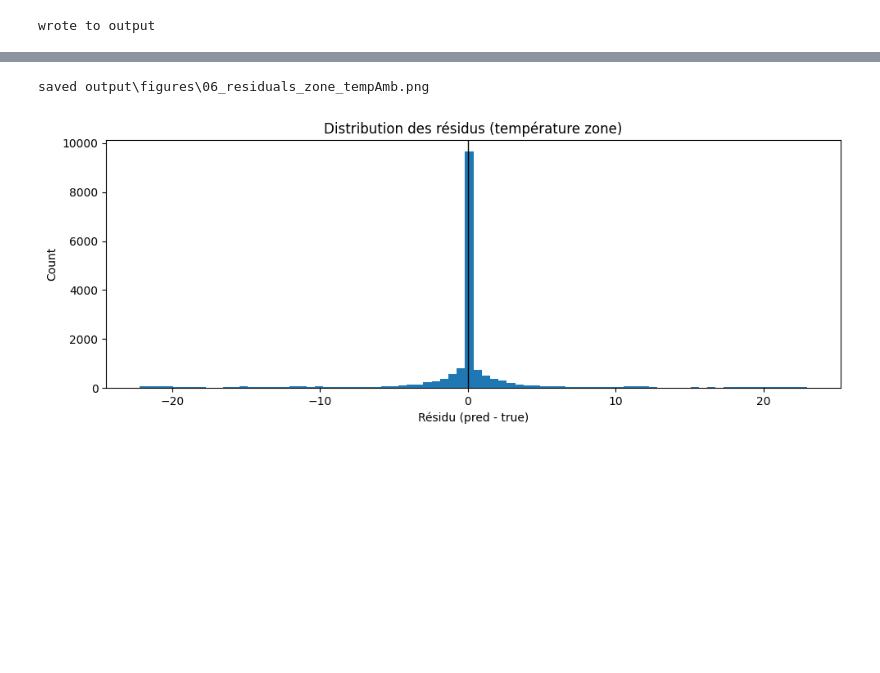
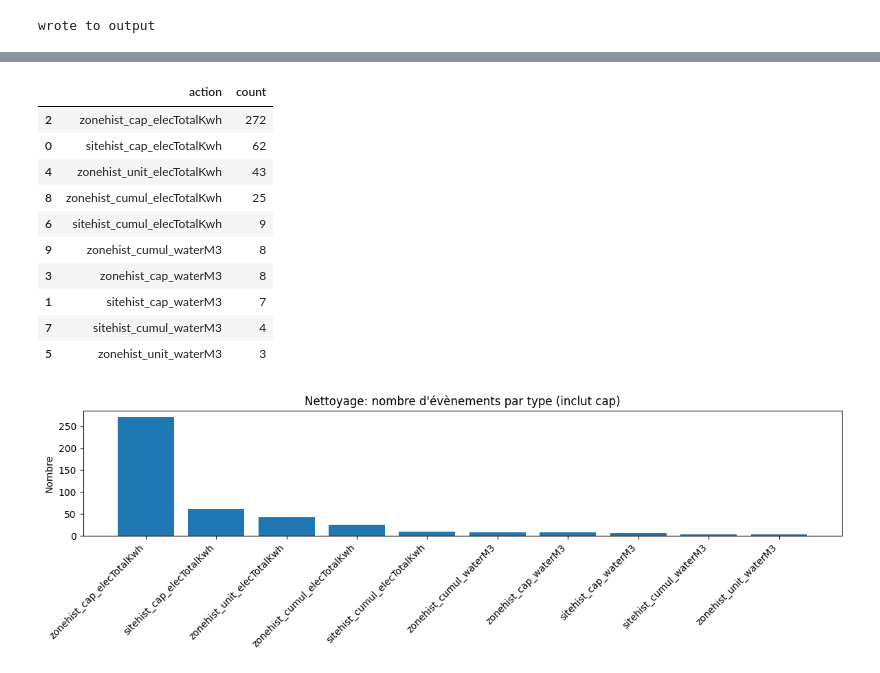
Before and after one commit to PurpleShad0w/CR-System, a Jupyter notebook: Sujet II/analyse.ipynb, the cells around one changed output, grey strips where cells are left out. Saved outputs shown, nothing was run; the diff lists cells and outputs as text; code cells hidden in the pictures; blank space fills up the shorter version.

```diff
--- a/Sujet II/analyse.ipynb
+++ b/Sujet II/analyse.ipynb
@@ -738,21 +817,26 @@ saved output\figures\05_calibration_zone_tempAmb.png
-# %%
-# 4) Residual distribution for temperature (zone)
-if 'tempAmb' in ZONE_MAP:
-    x = pd.to_numeric(zone_base['tempAmb'], errors='coerce')
-    y = pd.to_numeric(zone_base['indoorTempDegC'], errors='coerce')
-    m = x.notna() & y.notna()
-    res = (x[m] - y[m]).to_numpy(dtype=float)
-    if len(res):
-        p1, p99 = np.nanpercentile(res, [1, 99])
-        plt.figure(figsize=(10, 4))
-        plt.hist(res, bins=80, range=(p1, p99))
-        plt.axvline(0, color='k', linewidth=1)
-        plt.xlabel('Résidu (pred - true)')
-        plt.ylabel('Count')
-        plt.title('Distribution des résidus (température zone)')
-        savefig('06_residuals_zone_tempAmb.png')
-        plt.show()
-# %% [output]
-saved output\figures\06_residuals_zone_tempAmb.png
-[figure, removed]
+# %%
+# Quick diagnostics plot: cleaning actions counts + cap events
+counts = pd.DataFrame([{'action': k, 'count': int(len(v))} for k, v in CLEAN_LOGS.items()]).sort_values('count', ascending=False)
+display(counts)
+
+plt.figure(figsize=(12, 4))
+plt.bar(counts['action'], counts['count'])
+plt.xticks(rotation=45, ha='right')
+plt.ylabel('Nombre')
+plt.title("Nettoyage: nombre d'évènements par type (inclut cap)")
+plt.tight_layout()
+plt.show()
+# %% [output]
+|  | action | count |
+| 2 | zonehist_cap_elecTotalKwh | 272 |
+| 0 | sitehist_cap_elecTotalKwh | 62 |
+| 4 | zonehist_unit_elecTotalKwh | 43 |
+| 8 | zonehist_cumul_elecTotalKwh | 25 |
+| 6 | sitehist_cumul_elecTotalKwh | 9 |
+| 9 | zonehist_cumul_waterM3 | 8 |
+| 3 | zonehist_cap_waterM3 | 8 |
+| 1 | sitehist_cap_waterM3 | 7 |
+| 7 | sitehist_cumul_waterM3 | 4 |
+| 5 | zonehist_unit_waterM3 | 3 |
+[figure, added]
 # %%
```
Also changed, not shown: parts of 22 cells of this notebook.
